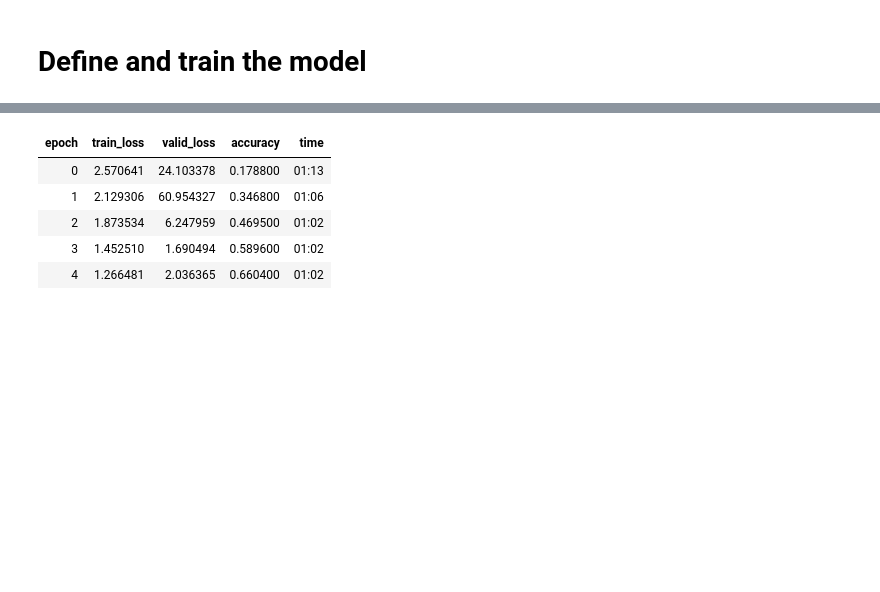
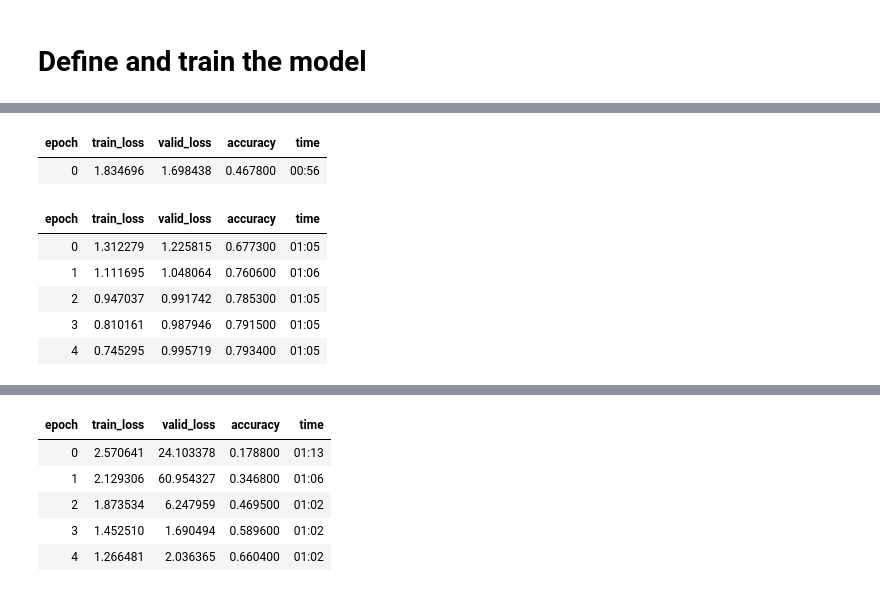
Before and after one commit to PacktPublishing/Deep-Learning-with-fastai-Cookbook, a Jupyter notebook: ch6/training_with_curated_image_datasets.ipynb, the cells around one changed output, grey strips where cells are left out. Cells and saved outputs as stored; diff of their text form; code cells hidden in the pictures; blank space fills up the shorter version.

Commit message:
better training

```diff
--- a/ch6/training_with_curated_image_datasets.ipynb
+++ b/ch6/training_with_curated_image_datasets.ipynb
@@ -56,5 +60,8 @@ img
 # %% [markdown]
 # Define and train the model
 # %%
-learn = cnn_learner(dls, resnet18, pretrained=False,
-                    loss_func=LabelSmoothingCrossEntropy(), metrics=accuracy)
+#learn = cnn_learner(dls, resnet18, pretrained=False,
+#                    loss_func=LabelSmoothingCrossEntropy(), metrics=accuracy)
+learn = cnn_learner(dls, resnet18,
+                    loss_func=LabelSmoothingCrossEntropy(),
+                    metrics=accuracy)
@@ -60,0 +70,12 @@ learn = cnn_learner(dls, resnet18, pretrained=False,
+# %%
+%%time
+learn.fine_tune(5)
+# %% [output]
+| epoch | train_loss | valid_loss | accuracy | time |
+| 0 | 1.834696 | 1.698438 | 0.467800 | 00:56 |
+| epoch | train_loss | valid_loss | accuracy | time |
+| 0 | 1.312279 | 1.225815 | 0.677300 | 01:05 |
+| 1 | 1.111695 | 1.048064 | 0.760600 | 01:06 |
+| 2 | 0.947037 | 0.991742 | 0.785300 | 01:05 |
+| 3 | 0.810161 | 0.987946 | 0.791500 | 01:05 |
+| 4 | 0.745295 | 0.995719 | 0.793400 | 01:05 |
```
Also changed, not shown: parts of 6 cells of this notebook.
